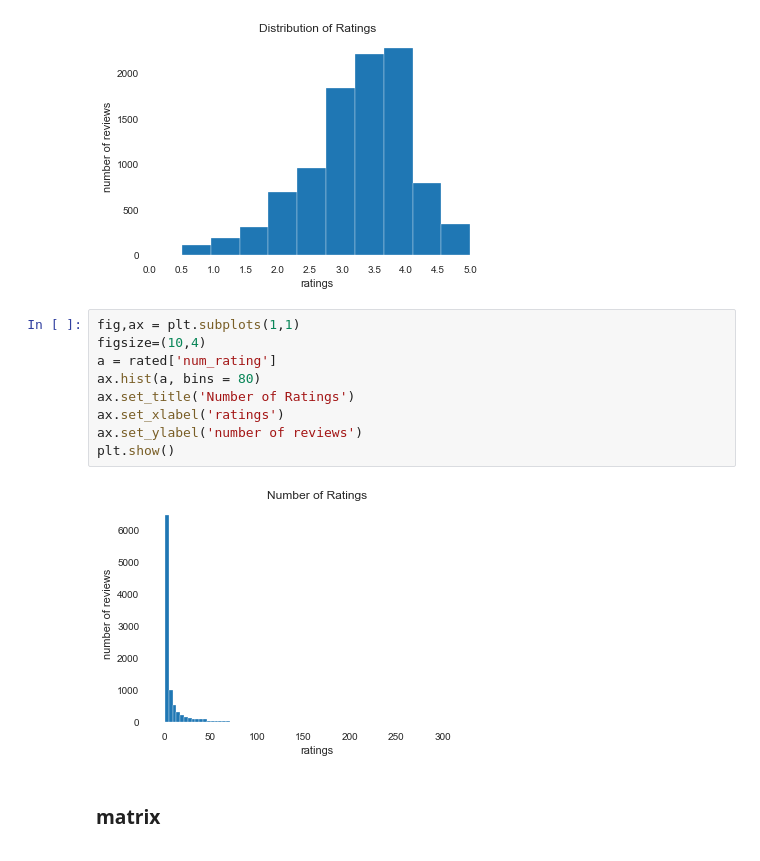
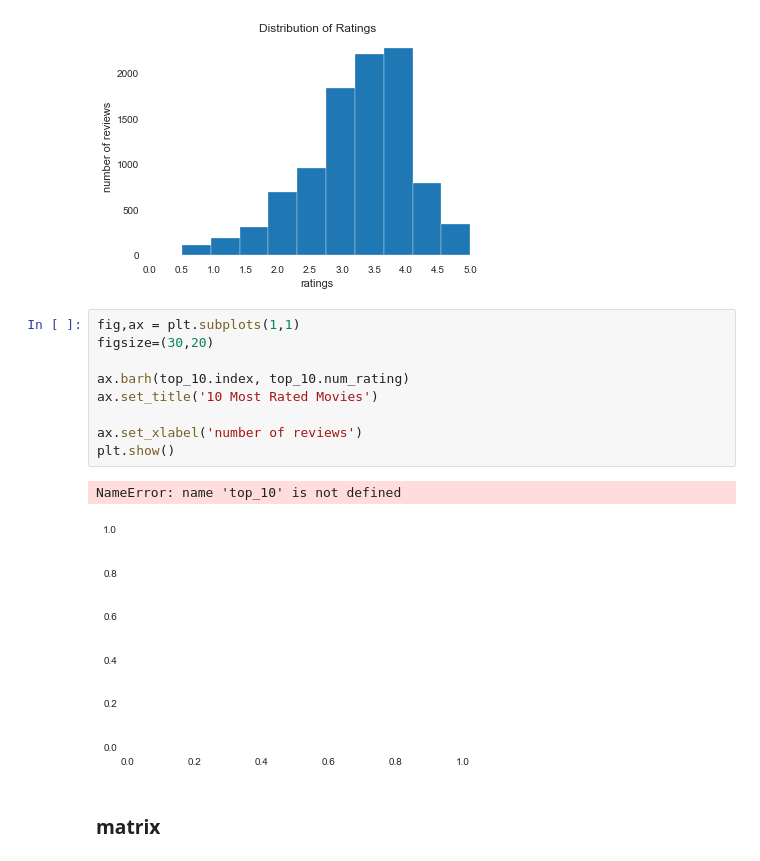
Before and after one commit to lecritch/Rate-5-Get-5-Movie-Recommendation-System, a Jupyter notebook: notebooks/exploratory/dcm_explore/01_dcm_explore.ipynb, the cells around one changed output. Saved outputs shown, nothing was run; the diff lists cells and outputs as text.

```diff
--- a/notebooks/exploratory/dcm_explore/01_dcm_explore.ipynb
+++ b/notebooks/exploratory/dcm_explore/01_dcm_explore.ipynb
@@ -155,15 +175,16 @@ plt.show()
 [figure]
 # %%
 fig,ax = plt.subplots(1,1)
-figsize=(10,4)
-a = rated['num_rating']
-ax.hist(a, bins = 80)
-ax.set_title('Number of Ratings')
-ax.set_xlabel('ratings')
-ax.set_ylabel('number of reviews')
+figsize=(30,20)
+
+ax.barh(top_10.index, top_10.num_rating)
+ax.set_title('10 Most Rated Movies')
+
+ax.set_xlabel('number of reviews')
 plt.show()
 # %% [output]
+NameError: name 'top_10' is not defined
-[figure, old version]
+[figure, new version]
 # %% [markdown]
 ### matrix
 # %%
```
Also changed, not shown: parts of 5 cells of this notebook, 2 other files.
